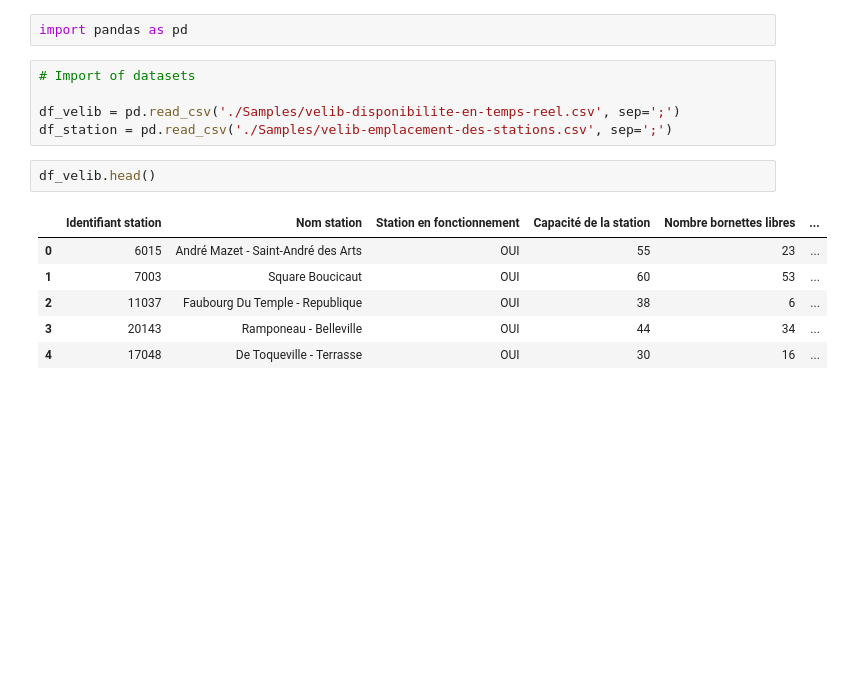
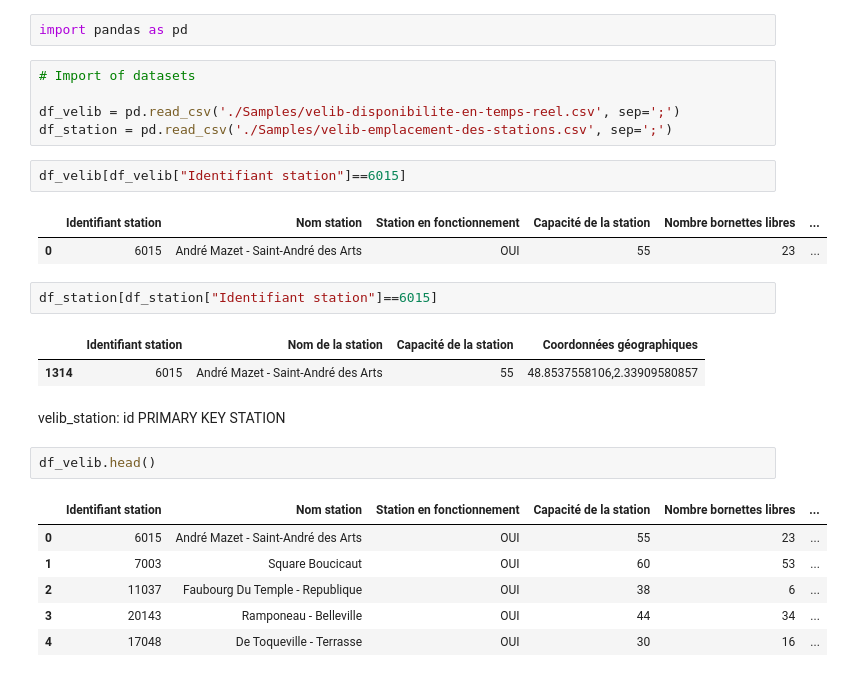
Before and after one commit to alexisgcomte/velib-prediction-v2, a Jupyter notebook: 1. Data Structuration/1. Data Structuration SQL.ipynb, the cells around one changed output. Drawn from its saved outputs; the diff is of its cells as text; blank space fills up the shorter version.

```diff
--- a/1. Data Structuration/1. Data Structuration SQL.ipynb
+++ b/1. Data Structuration/1. Data Structuration SQL.ipynb
@@ -9,6 +9,20 @@ import pandas as pd
 
 df_velib = pd.read_csv('./Samples/velib-disponibilite-en-temps-reel.csv', sep=';')
 df_station = pd.read_csv('./Samples/velib-emplacement-des-stations.csv', sep=';')
+# %%
+df_velib[df_velib["Identifiant station"]==6015]
+# %% [output]
+|  | Identifiant station | Nom station | Station en fonctionnement | Capacité de la station | Nombre bornettes libres | ... |
+| 0 | 6015 | André Mazet - Saint-André des Arts | OUI | 55 | 23 | ... |
+# %%
+df_station[df_station["Identifiant station"]==6015]
+# %% [output]
+|  | Identifiant station | Nom de la station | Capacité de la station | Coordonnées géographiques |
+| 1314 | 6015 | André Mazet - Saint-André des Arts | 55 | 48.8537558106,2.33909580857 |
+# %% [markdown]
+velib_station:
+id PRIMARY KEY
+STATION
 # %%
 df_velib.head()
 # %% [output]
```
Also changed, not shown: parts of 5 cells of this notebook, 2 other files.
